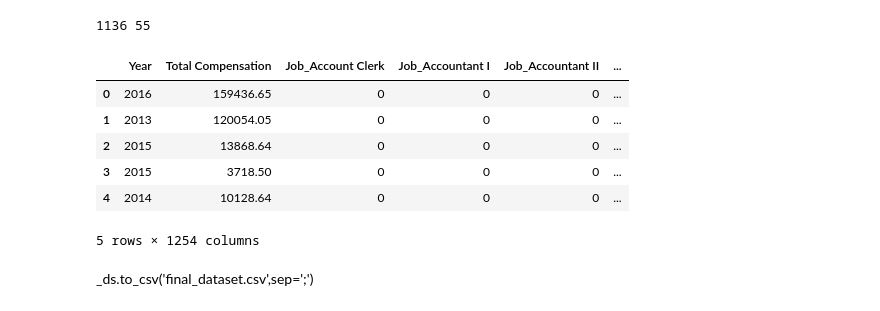
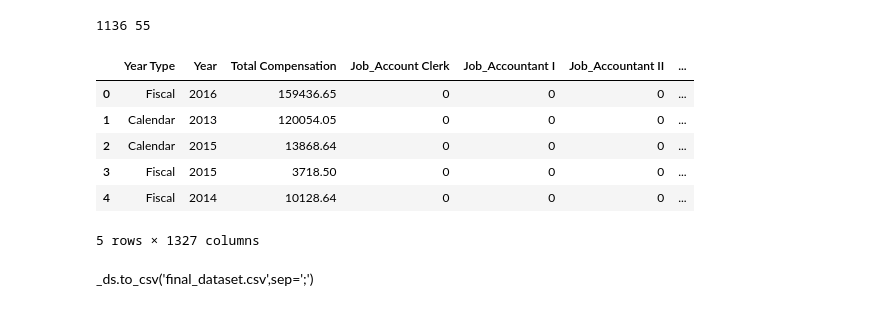
Before and after one commit to Aprendizado-de-Maquina-2018-2/classificacao, a Jupyter notebook: projeto2/Projeto 2 .ipynb, the cells around one changed output. Cells and saved outputs as stored; diff of their text form; code cells hidden in the pictures.

```diff
--- a/projeto2/Projeto 2 .ipynb
+++ b/projeto2/Projeto 2 .ipynb
@@ -22,5 +32,19 @@ dataset.head()
 # %%
-to_be_removed = ['Year Type','Union','Organization Group Code','Department Code','Union Code','Job Family Code','Job Code','Employee Identifier', 'Retirement','Health/Dental', 'Other Benefits', 'Salaries', 'Overtime','Other Salaries', 'Total Salary','Total Benefits']
+to_be_removed = [
+    'Organization Group Code',
+    'Department Code',
+    'Union Code',
+    'Job Family Code',
+    'Job Code',
+    'Employee Identifier',
+    'Retirement',
+    'Health/Dental',
+    'Other Benefits',
+    'Salaries',
+    'Overtime',
+    'Other Salaries',
+    'Total Salary',
+    'Total Benefits']
 ds = dataset.drop(to_be_removed,axis=1)
 ds.head()
 # %% [output]
@@ -114,15 +147,15 @@ print(
 # %%
-extract_columns = ['Job','Job Family','Department','Organization Group']
+extract_columns = ['Job','Job Family','Department','Organization Group', 'Union']
 
 _ds = pd.get_dummies(ds, columns=extract_columns, prefix=extract_columns)
 _ds.head()
 # %% [output]
-|  | Year | Total Compensation | Job_Account Clerk | Job_Accountant I | Job_Accountant II | ... |
-| 0 | 2016 | 159436.65 | 0 | 0 | 0 | ... |
-| 1 | 2013 | 120054.05 | 0 | 0 | 0 | ... |
-| 2 | 2015 | 13868.64 | 0 | 0 | 0 | ... |
-| 3 | 2015 | 3718.50 | 0 | 0 | 0 | ... |
-| 4 | 2014 | 10128.64 | 0 | 0 | 0 | ... |
+|  | Year Type | Year | Total Compensation | Job_Account Clerk | Job_Accountant I | Job_Accountant II | ... |
+| 0 | Fiscal | 2016 | 159436.65 | 0 | 0 | 0 | ... |
+| 1 | Calendar | 2013 | 120054.05 | 0 | 0 | 0 | ... |
+| 2 | Calendar | 2015 | 13868.64 | 0 | 0 | 0 | ... |
+| 3 | Fiscal | 2015 | 3718.50 | 0 | 0 | 0 | ... |
+| 4 | Fiscal | 2014 | 10128.64 | 0 | 0 | 0 | ... |
-5 rows × 1254 columns
+5 rows × 1327 columns
 # %% [markdown]
 _ds.to_csv('final_dataset.csv',sep=';')
```
Also changed, not shown: parts of 18 cells of this notebook.
